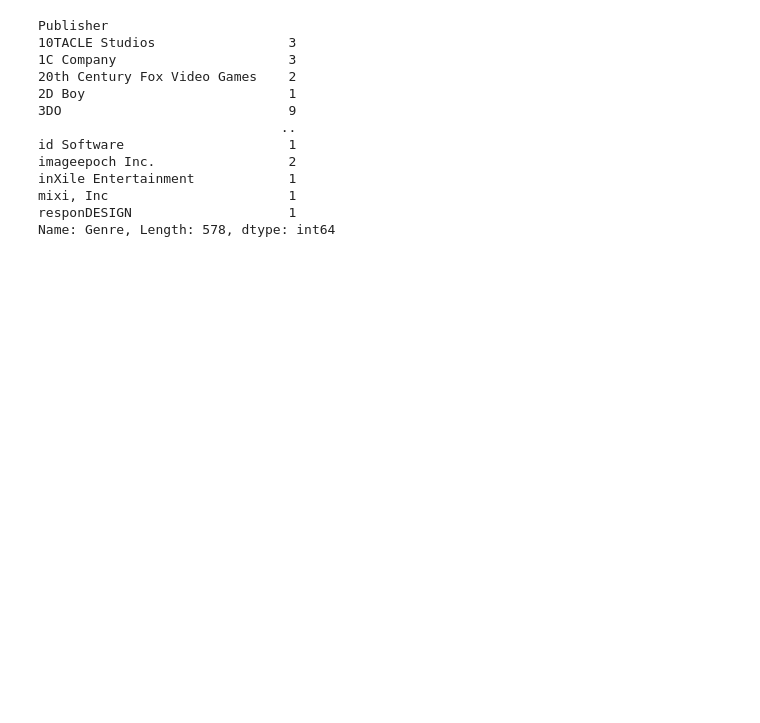
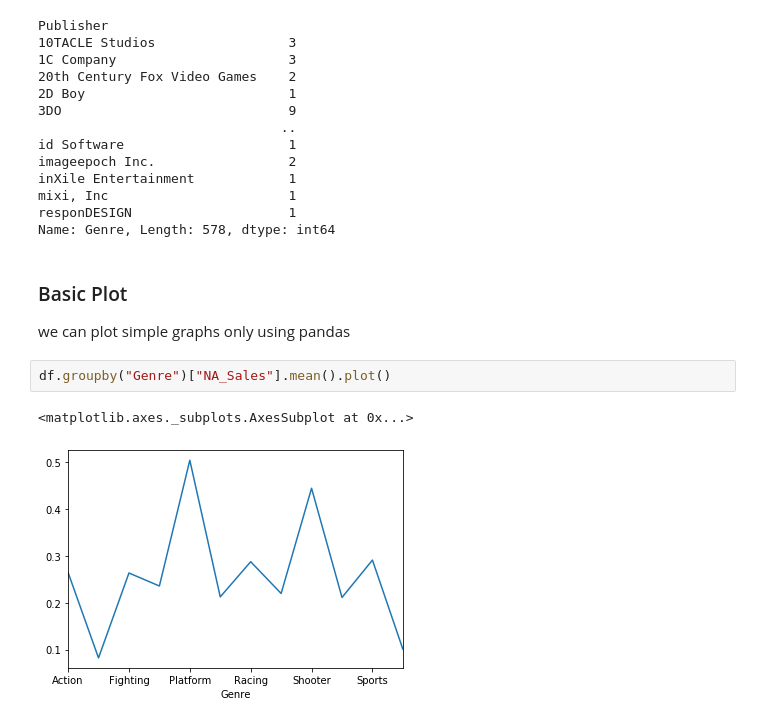
Before and after one commit to eduardagoulart/pandas_study, a Jupyter notebook: 03_group_and_aggregate.ipynb, the cells around one changed output. Saved outputs shown, nothing was run; the diff lists cells and outputs as text; blank space fills up the shorter version.

Commit message:
how to create a simple plot

```diff
--- a/03_group_and_aggregate.ipynb
+++ b/03_group_and_aggregate.ipynb
@@ -95,3 +95,12 @@ inXile Entertainment            1
 mixi, Inc                       1
 responDESIGN                    1
 Name: Genre, Length: 578, dtype: int64
+# %% [markdown]
+### Basic Plot
+
+we can plot simple graphs only using pandas
+# %%
+df.groupby("Genre")["NA_Sales"].mean().plot()
+# %% [output]
+<matplotlib.axes._subplots.AxesSubplot at 0x...>
+[figure, added]
```
